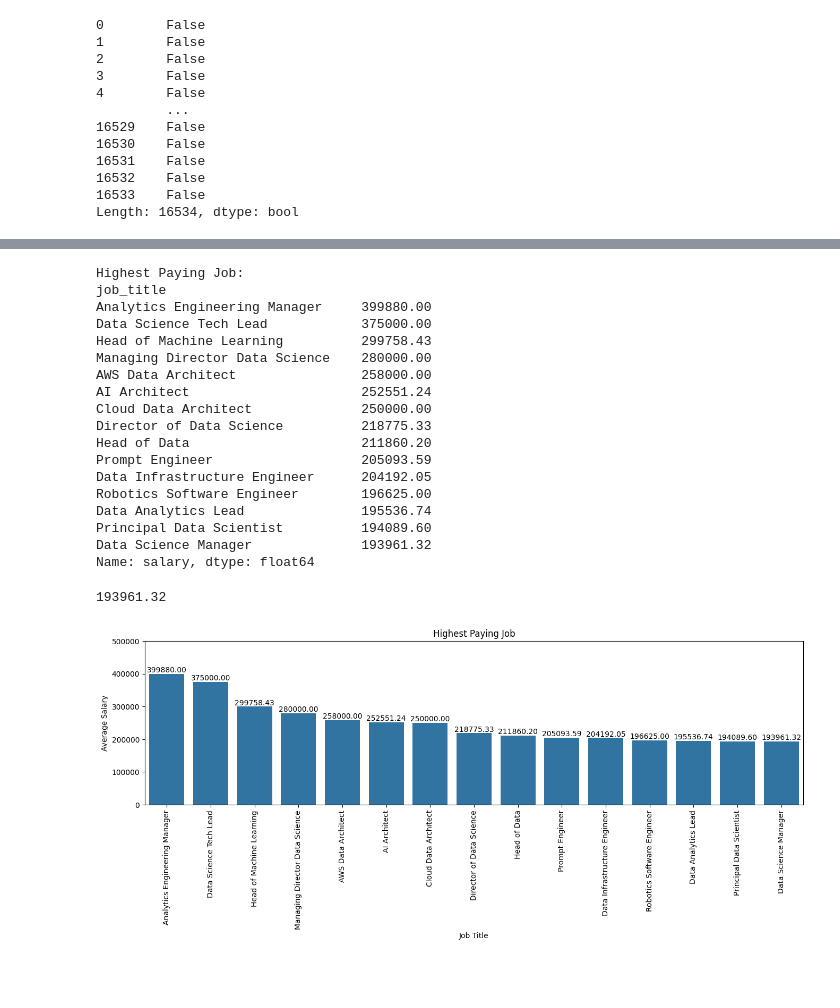
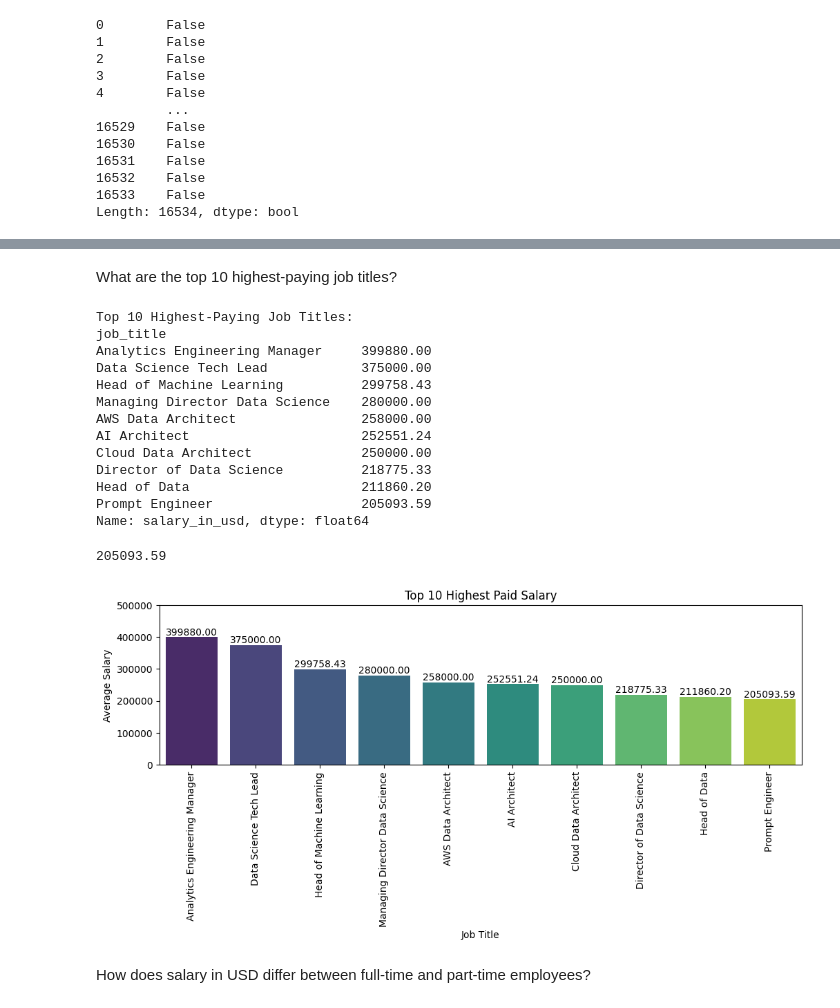
Before and after one commit to gussgary/Data-Analysis, a Jupyter notebook: Data Field Salary Analysis/Data Field Salary Analysis.ipynb, the cells around one changed output, grey strips where cells are left out. Cells and saved outputs as stored; diff of their text form; code cells hidden in the pictures; blank space fills up the shorter version.

```diff
--- a/Data Field Salary Analysis/Data Field Salary Analysis.ipynb
+++ b/Data Field Salary Analysis/Data Field Salary Analysis.ipynb
@@ -123,10 +96,12 @@ df.columns.to_list()
 # %%
 df = df.rename(
-    columns = {
-        'work_year' : 'year',
-        'salary_in_usd' : 'salary'
+    columns=
+    {
+        'salary_currency': 'currency',
+        'company_location': 'location',
+        'company_size': 'size'
     }
 ).copy()
 
-df.head(5)
+df.head()
 # %% [output]
@@ -170,14 +158,15 @@ List of company location:
+# %% [markdown]
+What are the top 10 highest-paying job titles?
 # %%
-top_avg_salary = df.groupby('job_title')['salary'] \
-.mean() \
-.round(2) \
+top_avg_salary_USD = df.groupby('job_title')['salary_in_usd'] \
+.mean().round(2) \
 .sort_values(ascending=False) \
-.head(15)
+.head(10)
 
-print('Highest Paying Job:')
-print(top_avg_salary)
+print('Top 10 Highest-Paying Job Titles:')
+print(top_avg_salary_USD)
 # %% [output]
-Highest Paying Job:
+Top 10 Highest-Paying Job Titles:
 job_title
 Analytics Engineering Manager     399880.00
 Data Science Tech Lead            375000.00
@@ -189,36 +178,34 @@ Cloud Data Architect              250000.00
 Director of Data Science          218775.33
 Head of Data                      211860.20
 Prompt Engineer                   205093.59
-Data Infrastructure Engineer      204192.05
-Robotics Software Engineer        196625.00
-Data Analytics Lead               195536.74
-Principal Data Scientist          194089.60
-Data Science Manager              193961.32
-Name: salary, dtype: float64
+Name: salary_in_usd, dtype: float64
 # %%
-plt.figure(figsize=(16,4))
+plt.figure(figsize=(12, 3))
 
 sns.barplot(
-    x=top_avg_salary.index,
-    y=top_avg_salary.values
+    x=top_avg_salary_USD.index,
+    y=top_avg_salary_USD.values,
+    palette= 'viridis'
 )
 
-plt.title('Highest Paying Job')
+plt.title('Top 10 Highest Paid Salary')
 plt.xlabel('Job Title')
 plt.ylabel('Average Salary')
 plt.xticks(rotation=90)
-plt.yticks(range(0, 550000, 100000))
+plt.yticks(range(0,550000,100000))
 
-for i in range(len(top_avg_salary)):
+for i in range(len(top_avg_salary_USD)):
     plt.text(i,
-             top_avg_salary.iloc[i],
-             f'{top_avg_salary.iloc[i]:.2f}',
+             top_avg_salary_USD[i],
+             f'{top_avg_salary_USD[i]:.2f}',
              ha='center',
              va='bottom'
              )
-print(top_avg_salary.iloc[i])
+print(top_avg_salary_USD[i])
 
 plt.show()
 # %% [output]
-193961.32
+205093.59
-[figure, old version]
+[figure, new version]
+# %% [markdown]
+How does salary in USD differ between full-time and part-time employees?
```
Also changed, not shown: parts of 26 cells of this notebook.
